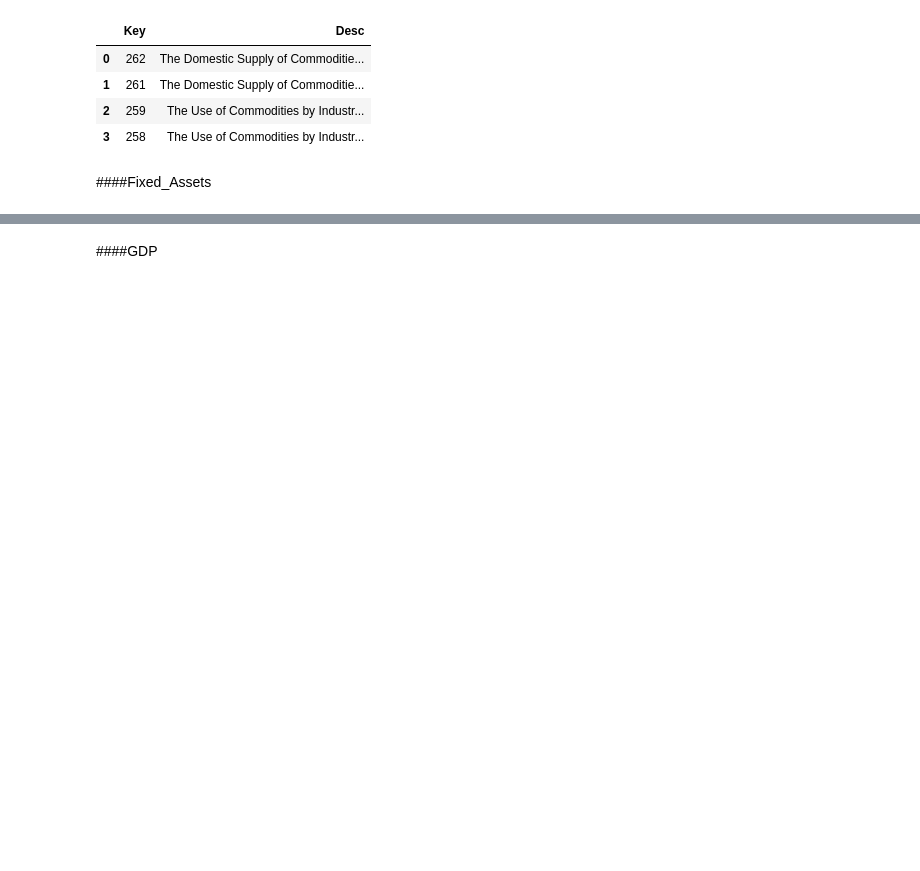
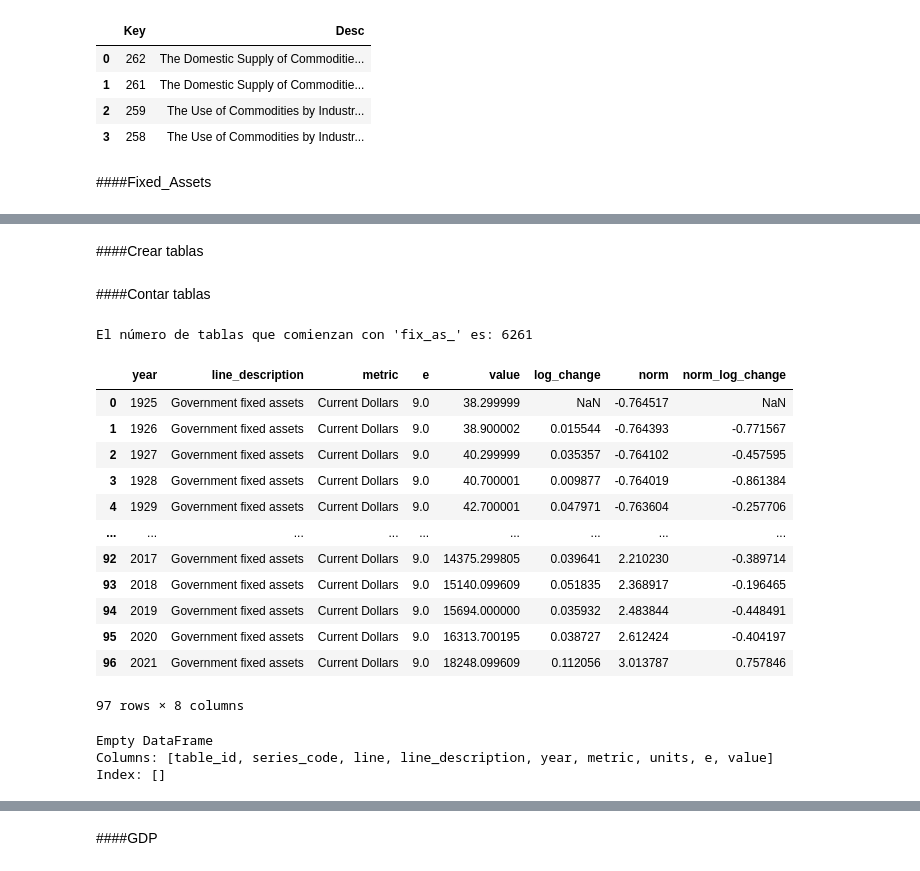
Before and after one commit to CatrielBartezaghi/FinancialDecisionML, a Jupyter notebook: Deliverable2/main2.ipynb, the cells around one changed output, grey strips where cells are left out. Saved outputs shown, nothing was run; the diff lists cells and outputs as text; code cells hidden in the pictures; blank space fills up the shorter version.

Commit message:
desagregated fixed_assets data

```diff
--- a/Deliverable2/main2.ipynb
+++ b/Deliverable2/main2.ipynb
@@ -556,0 +639,2 @@ df_fix_as
+# %% [markdown]
+####Crear tablas
@@ -556,0 +695,59 @@ df_fix_as
+# %% [markdown]
+####Contar tablas
+# %%
+from sqlalchemy import create_engine, MetaData
+
+db_path = '/content/drive/MyDrive/Facultad/PFC/Implementacion/BD/finagg_data.sqlite'
+engine = create_engine(f'sqlite:///{db_path}')
+
+# Crear un objeto MetaData
+metadata = MetaData()
+
+# Conectar al motor y recuperar la lista de todas las tablas
+metadata.reflect(engine)
+
+# Filtrar las tablas que comienzan con "fix_as_"
+fix_as_tables = [name for name, table in metadata.tables.items() if name.startswith('fix_as_')]
+
+# Contar y mostrar el número de tablas
+num_tables = len(fix_as_tables)
+print(f"El número de tablas que comienzan con 'fix_as_' es: {num_tables}")
+# %% [output]
+El número de tablas que comienzan con 'fix_as_' es: 6261
+# %%
+df_b = show_bea_data(engine,"fix_as_FAAt101_k1gtotl1es00_22")
+df_b
+# %% [output]
+|  | year | line_description | metric | e | value | log_change | norm | norm_log_change |
+| 0 | 1925 | Government fixed assets | Current Dollars | 9.0 | 38.299999 | NaN | -0.764517 | NaN |
+| 1 | 1926 | Government fixed assets | Current Dollars | 9.0 | 38.900002 | 0.015544 | -0.764393 | -0.771567 |
+| 2 | 1927 | Government fixed assets | Current Dollars | 9.0 | 40.299999 | 0.035357 | -0.764102 | -0.457595 |
+| 3 | 1928 | Government fixed assets | Current Dollars | 9.0 | 40.700001 | 0.009877 | -0.764019 | -0.861384 |
+| 4 | 1929 | Government fixed assets | Current Dollars | 9.0 | 42.700001 | 0.047971 | -0.763604 | -0.257706 |
+| ... | ... | ... | ... | ... | ... | ... | ... | ... |
+| 92 | 2017 | Government fixed assets | Current Dollars | 9.0 | 14375.299805 | 0.039641 | 2.210230 | -0.389714 |
+| 93 | 2018 | Government fixed assets | Current Dollars | 9.0 | 15140.099609 | 0.051835 | 2.368917 | -0.196465 |
+| 94 | 2019 | Government fixed assets | Current Dollars | 9.0 | 15694.000000 | 0.035932 | 2.483844 | -0.448491 |
+| 95 | 2020 | Government fixed assets | Current Dollars | 9.0 | 16313.700195 | 0.038727 | 2.612424 | -0.404197 |
+| 96 | 2021 | Government fixed assets | Current Dollars | 9.0 | 18248.099609 | 0.112056 | 3.013787 | 0.757846 |
+97 rows × 8 columns
+# %%
+# Valores específicos que deseas filtrar
+specific_table_id = 'FAAt101'
+specific_series_code = 'k1wtotl1es00'
+
+df=show_bea_data(engine,"fixed_assets")
+
+# Filtrar el DataFrame basado en esos valores
+filtered_df = df[(df['table_id'] == specific_table_id) & (df['series_code'] == specific_series_code)]
+
+# Mostrar el DataFrame filtrado
+# filtered_df
+
+
+duplicated_years = filtered_df[filtered_df['year'].duplicated()]
+print(duplicated_years)
+# %% [output]
+Empty DataFrame
+Columns: [table_id, series_code, line, line_description, year, metric, units, e, value]
+Index: []
```
Also changed, not shown: parts of 36 cells of this notebook, 2 other files.
